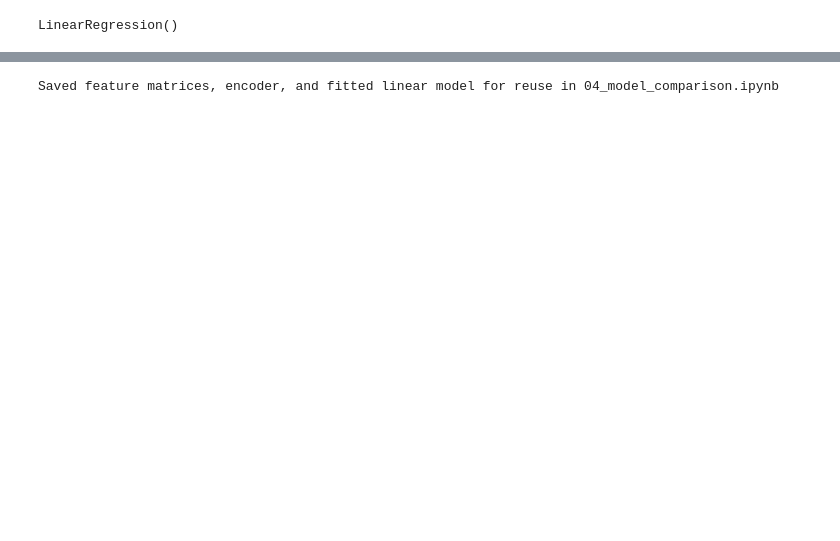
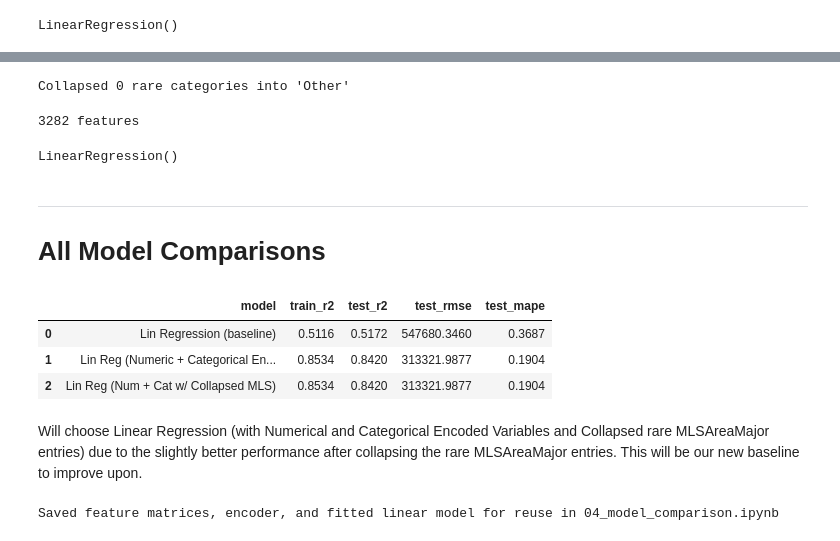
Before and after one commit to Zahi-Rahman/IDX-Exchange-DS-Project, a Jupyter notebook: notebooks/03_baseline_model.ipynb, the cells around one changed output, grey strips where cells are left out. Drawn from its saved outputs; the diff is of its cells as text; code cells hidden in the pictures; blank space fills up the shorter version.

```diff
--- a/notebooks/03_baseline_model.ipynb
+++ b/notebooks/03_baseline_model.ipynb
@@ -234,3 +232,56 @@ Best-performing counties:
+# %%
+MIN_CATEGORY_COUNT = 4
+area_counts = train_df["MLSAreaMajor"].value_counts()
+rare_areas = area_counts[area_counts < MIN_CATEGORY_COUNT].index
+
+train_df["MLSAreaMajor"] = train_df["MLSAreaMajor"].where(~train_df["MLSAreaMajor"].isin(rare_areas), "Other")
+test_df["MLSAreaMajor"] = test_df["MLSAreaMajor"].where(~test_df["MLSAreaMajor"].isin(rare_areas), "Other")
+
+print(f"Collapsed {len(rare_areas)} rare categories into 'Other'")
+# %% [output]
+Collapsed 0 rare categories into 'Other'
+# %%
+CATEGORICAL_COLS = ["City", "PostalCode", "MLSAreaMajor", "HighSchoolDistrict", "Levels"]
+
+encoder = OneHotEncoder(handle_unknown="ignore", sparse_output=True)
+encoder.fit(train_df[CATEGORICAL_COLS])
+
+def build_X_y(frame):
+    numeric_part = frame.drop(columns=[c for c in [TARGET] + NON_FEATURE_COLS + CATEGORICAL_COLS if c in frame.columns])
+    numeric_part = numeric_part.select_dtypes(include=[np.number])
+    encoded = encoder.transform(frame[CATEGORICAL_COLS])
+    X = hstack([csr_matrix(numeric_part.values), encoded]).tocsr()
+    y = frame[TARGET].values
+    feature_names = list(numeric_part.columns) + list(encoder.get_feature_names_out(CATEGORICAL_COLS))
+    return X, y, feature_names
+
+X_train3, y_train3, feature_names = build_X_y(train_df)
+X_test3, y_test3, _ = build_X_y(test_df)
+
+
+print(f"{X_train2.shape[1]} features")
+# %% [output]
+3282 features
+# %%
+model3 = LinearRegression()
+model3.fit(X_train3, y_train3)
+# %% [output]
+LinearRegression()
+# %%
+results.append(evaluate_model(model3, X_train3, y_train3, X_test3, y_test3, "Lin Reg (Num + Cat w/ Collapsed MLS)"))
+comparison_df = pd.DataFrame(results).round(4)
+# %% [markdown]
+---
+# All Model Comparisons
+# %%
+comparison_df
+# %% [output]
+|  | model | train_r2 | test_r2 | test_rmse | test_mape |
+| 0 | Lin Regression (baseline) | 0.5116 | 0.5172 | 547680.3460 | 0.3687 |
+| 1 | Lin Reg (Numeric + Categorical En... | 0.8534 | 0.8420 | 313321.9877 | 0.1904 |
+| 2 | Lin Reg (Num + Cat w/ Collapsed MLS) | 0.8534 | 0.8420 | 313321.9877 | 0.1904 |
+# %% [markdown]
+Will choose Linear Regression (with Numerical and Categorical Encoded Variables and Collapsed rare MLSAreaMajor entries) due to the slightly better performance after collapsing the rare MLSAreaMajor entries. This will be our new baseline to improve upon.
 # %%
 # output model
 joblib.dump({
```
Also changed, not shown: parts of 19 cells of this notebook.
